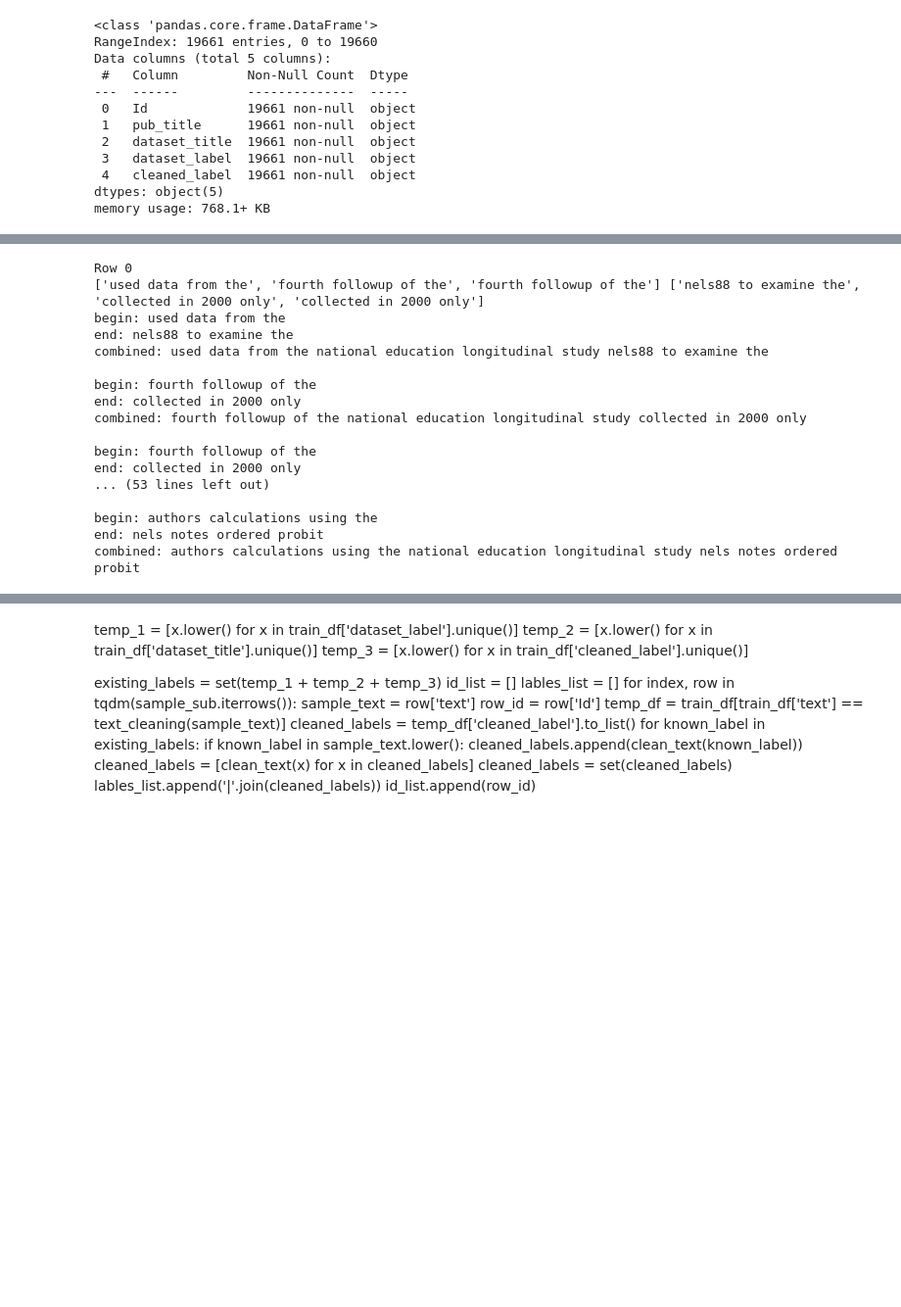
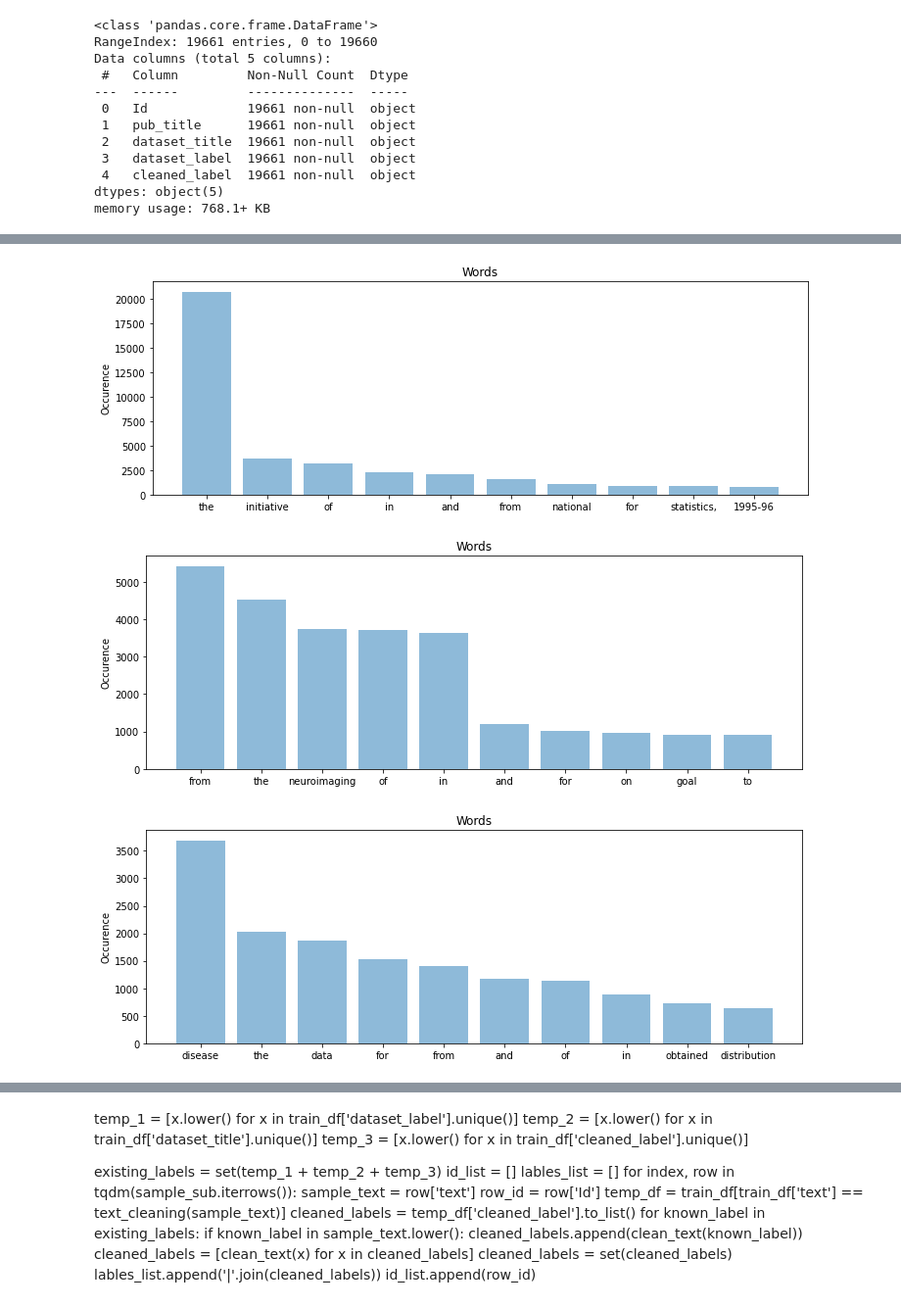
Before and after one commit to ArthLeu/title-matching, a Jupyter notebook: main.ipynb, the cells around one changed output, grey strips where cells are left out. Shown at 98% size. Drawn from its saved outputs; the diff is of its cells as text; code cells hidden in the pictures; blank space fills up the shorter version.

Commit message:
added word stats

```diff
--- a/main.ipynb
+++ b/main.ipynb
@@ -124,34 +108,40 @@ from model import search_sentences
 # %%
 i = 0
+limit = 100
+p = 5
+q = 4
+pre_tf = PosMap(p)
+post_tf = PosMap(q)
+
 for row in train_df.iterrows():
-    print("\nRow", i)
     label = row[1]["cleaned_label"]
-    text = row[1]["text"]
-    act, deact = search_sentences(label, text)
-    print(act, deact)
+    text = row[1]["text"].lower()
+    act, deact = search_sentences(label, text, pre=p, post=q)
+
     for j in range(len(act)):
-        print("begin:", act[j])
-        print("end:", deact[j])
-        print("combined:", act[j], label, deact[j])
-        print()
+        pre_words = act[j].split()[::-1]
+        post_words = deact[j].split()
+        for k in range(min([len(pre_words), p])):
+            try:
+                word = pre_words[k]
+                pre_tf[k][word] += 1
+            except IndexError:
+                print(act[j])
+
+        for k in range(min([len(post_words), q])):
+            try:
+                word = post_words[k]
+                post_tf[k][word] += 1
+            except IndexError:
+                print(deact[j])
+
     i += 1
-    if i >= 5:
-        break
+    #if i >= limit: break
-# %% [output]
-Row 0
-['used data from the', 'fourth followup of the', 'fourth followup of the'] ['nels88 to examine the', 'collected in 2000 only', 'collected in 2000 only']
-begin: used data from the
-end: nels88 to examine the
-combined: used data from the national education longitudinal study nels88 to examine the
-
-begin: fourth followup of the
-end: collected in 2000 only
-combined: fourth followup of the national education longitudinal study collected in 2000 only
-
-begin: fourth followup of the
-end: collected in 2000 only
-... (53 lines left out)
-
-begin: authors calculations using the
-end: nels notes ordered probit
-combined: authors calculations using the national education longitudinal study nels notes ordered probit
+# %%
+pre_tf.plot(idx=0) # the first closest pre words
+pre_tf.plot(idx=1) # the second closest pre words
+pre_tf.plot(idx=2) # the third
+# %% [output]
+[figure, added]
+[figure, added]
+[figure, added]
```
Also changed, not shown: parts of 14 cells of this notebook, 2 other files.
